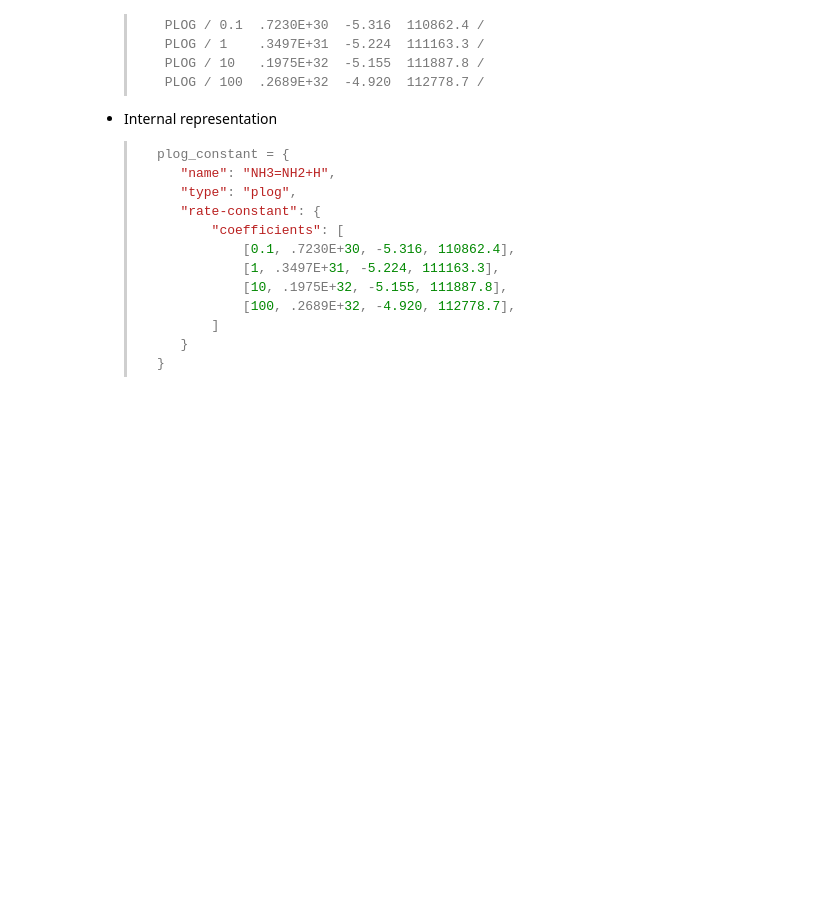
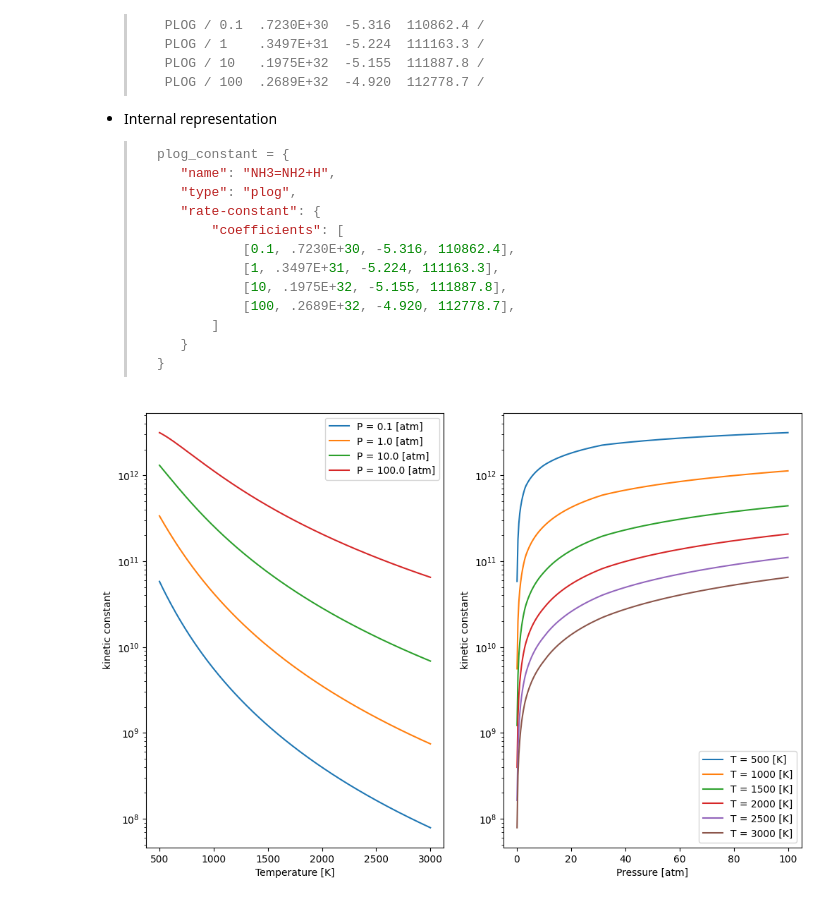
Before and after one commit to tdinelli/diffPLOG2TROE, a Jupyter notebook: examples/PLOG.ipynb, the cells around one changed output. Cells and saved outputs as stored; diff of their text form; code cells hidden in the pictures; blank space fills up the shorter version.

```diff
--- a/examples/PLOG.ipynb
+++ b/examples/PLOG.ipynb
@@ -96,27 +43,43 @@ rate_constant = Plog(
+# %%
+# --------------------------------------------------------
+# Direct parameters initialization
+plog_reaction = Plog(
+    parameters={
+        0.01: {"A": 5.02e+21, "n": -4.24, "Ea": 898.9},
+        0.1: {"A": 5.31e+22, "n": -4.24, "Ea": 1184.0},
+        0.316: {"A": 1.38e+23, "n": -4.22, "Ea": 1376.0},
+        1.0: {"A": 3.09e+23, "n": -4.17, "Ea": 1621.0},
+        3.16: {"A": 5.45e+23, "n": -4.09, "Ea": 1911.0},
+        10.0: {"A": 6.35e+23, "n": -3.97, "Ea": 2222.0},
+        31.6: {"A": 3.68e+23, "n": -3.75, "Ea": 2501.0},
+        100.0: {"A": 7.29e+22, "n": -3.41, "Ea": 2660.0},
+    },
+    name="OH+NO=HONO"
+)
 # %%
 T_range = jnp.linspace(500, 3000, 300)
 P_range = jnp.array([0.1, 1, 10, 100])
-# P_range = jnp.logspace(jnp.log10(0.1), jnp.log10(100), 300)
 
-k_plog = rate_constant.kinetic_constant(T_range, P_range)
+k_plog = plog_reaction.rate_constant(T_range, P_range)
 
 plt.figure(figsize=(12, 8))
-
 plt.subplot(1, 2, 1)
 for i, j in enumerate(k_plog):
     plt.semilogy(T_range, j, label=f"P = {P_range[i]} [atm]")
 plt.xlabel("Temperature [K]")
 plt.ylabel("kinetic constant")
 plt.legend()
 
 T_range = jnp.array([500, 1000, 1500, 2000, 2500, 3000])
 P_range = jnp.linspace(0.1, 100, 300)
-k_plog = rate_constant.kinetic_constant(T_range, P_range)
+k_plog = plog_reaction.rate_constant(T_range, P_range)
 
 plt.subplot(1, 2, 2)
 for i in range(k_plog.shape[1]):
     plt.semilogy(P_range, k_plog[:, i], label=f"T = {T_range[i]} [K]")
 plt.xlabel("Pressure [atm]")
 plt.ylabel("kinetic constant")
 plt.legend()
 plt.show()
+# %% [output]
+[figure, added]
```
Also changed, not shown: parts of 2 cells of this notebook, 17 other files.
